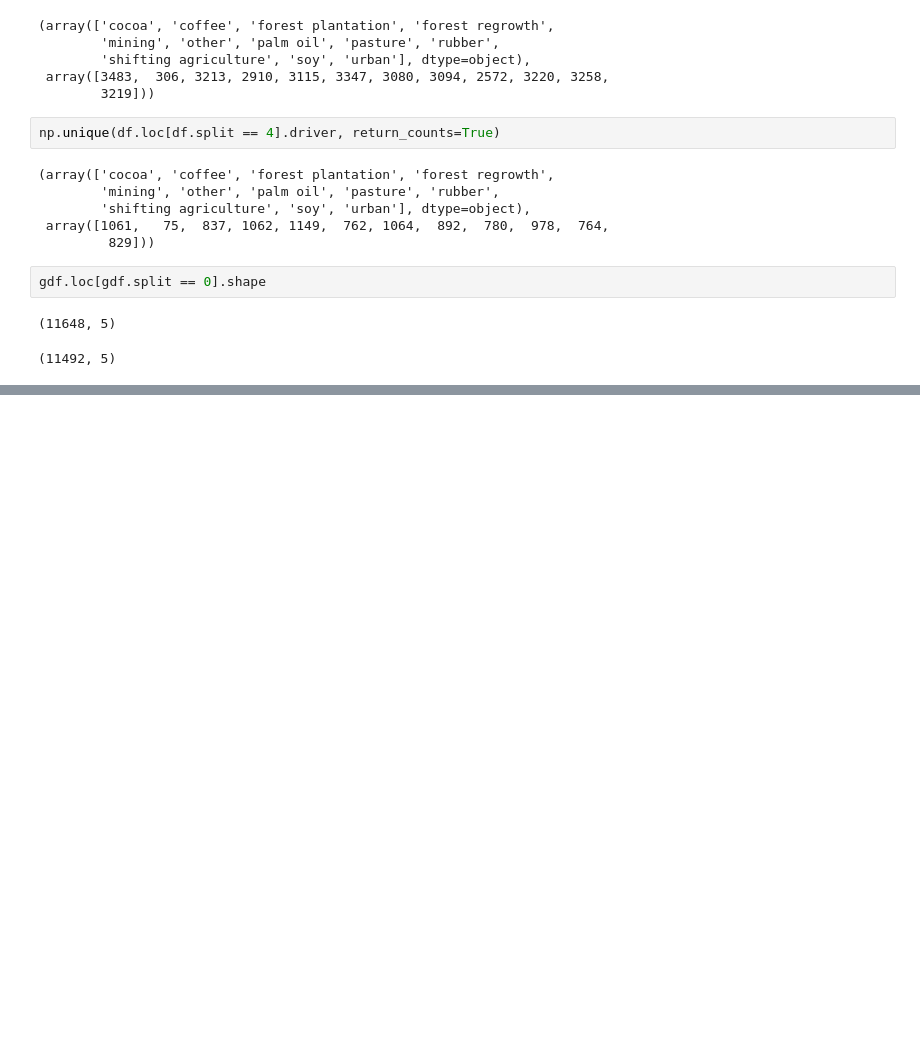
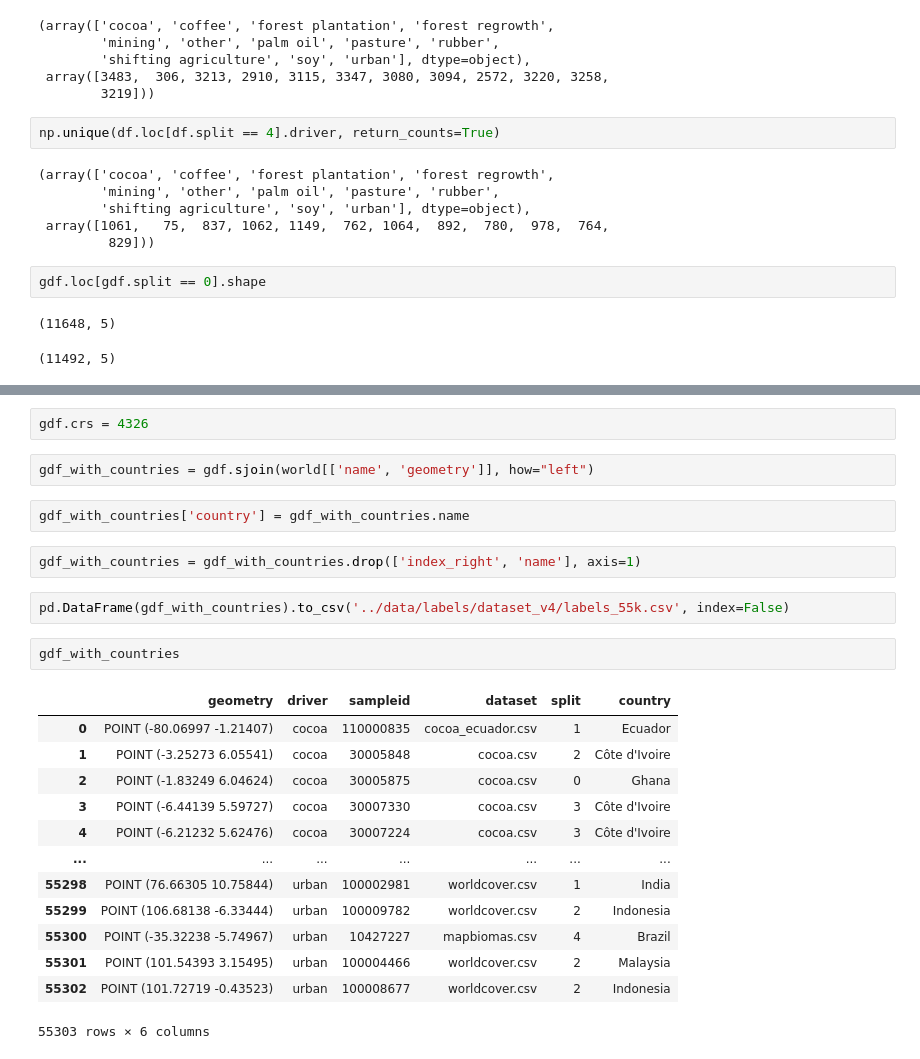
Before and after one commit to janpisl/location-encoding, a Jupyter notebook: notebooks/Merge examples from different datasets.ipynb, the cells around one changed output, grey strips where cells are left out. Saved outputs shown, nothing was run; the diff lists cells and outputs as text; blank space fills up the shorter version.

```diff
--- a/notebooks/Merge examples from different datasets.ipynb
+++ b/notebooks/Merge examples from different datasets.ipynb
@@ -525,0 +532,26 @@ gdf.loc[gdf.split == 0].shape
+# %%
+gdf.crs = 4326
+# %%
+gdf_with_countries = gdf.sjoin(world[['name', 'geometry']], how="left")
+# %%
+gdf_with_countries['country'] = gdf_with_countries.name
+# %%
+gdf_with_countries = gdf_with_countries.drop(['index_right', 'name'], axis=1)
+# %%
+pd.DataFrame(gdf_with_countries).to_csv('../data/labels/dataset_v4/labels_55k.csv', index=False)
+# %%
+gdf_with_countries
+# %% [output]
+|  | geometry | driver | sampleid | dataset | split | country |
+| 0 | POINT (-80.06997 -1.21407) | cocoa | 110000835 | cocoa_ecuador.csv | 1 | Ecuador |
+| 1 | POINT (-3.25273 6.05541) | cocoa | 30005848 | cocoa.csv | 2 | Côte d'Ivoire |
+| 2 | POINT (-1.83249 6.04624) | cocoa | 30005875 | cocoa.csv | 0 | Ghana |
+| 3 | POINT (-6.44139 5.59727) | cocoa | 30007330 | cocoa.csv | 3 | Côte d'Ivoire |
+| 4 | POINT (-6.21232 5.62476) | cocoa | 30007224 | cocoa.csv | 3 | Côte d'Ivoire |
+| ... | ... | ... | ... | ... | ... | ... |
+| 55298 | POINT (76.66305 10.75844) | urban | 100002981 | worldcover.csv | 1 | India |
+| 55299 | POINT (106.68138 -6.33444) | urban | 100009782 | worldcover.csv | 2 | Indonesia |
+| 55300 | POINT (-35.32238 -5.74967) | urban | 10427227 | mapbiomas.csv | 4 | Brazil |
+| 55301 | POINT (101.54393 3.15495) | urban | 100004466 | worldcover.csv | 2 | Malaysia |
+| 55302 | POINT (101.72719 -0.43523) | urban | 100008677 | worldcover.csv | 2 | Indonesia |
+55303 rows × 6 columns
```
Also changed, not shown: parts of 4 cells of this notebook, 7 other files.
